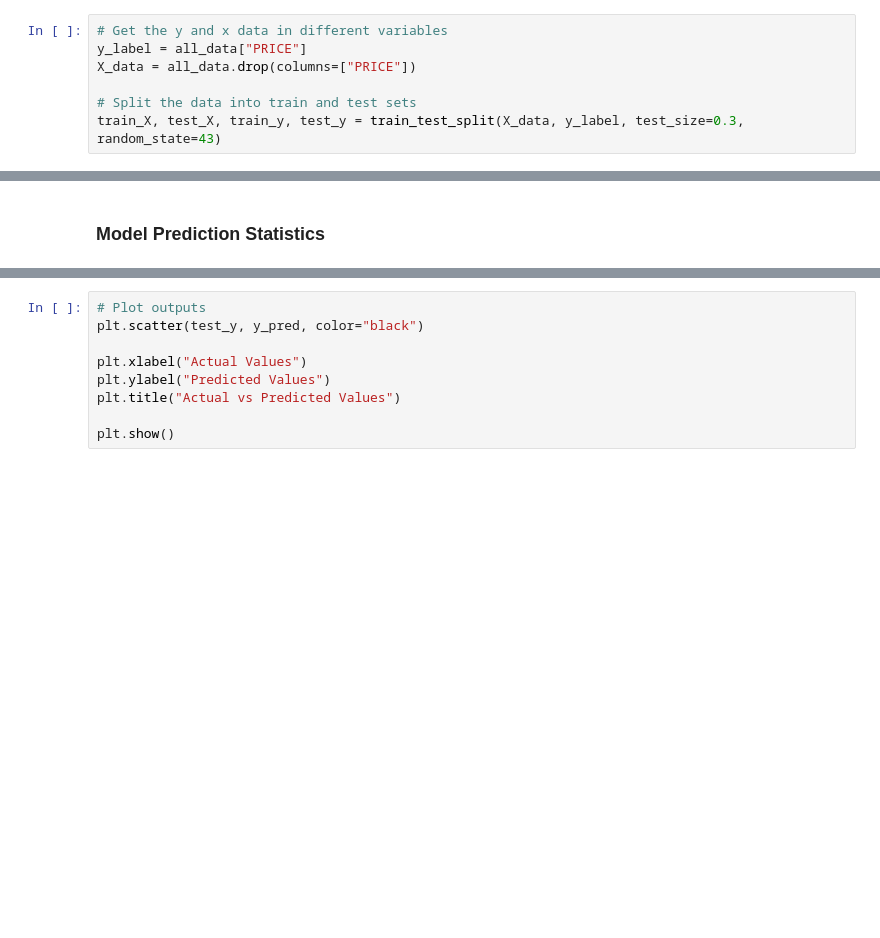
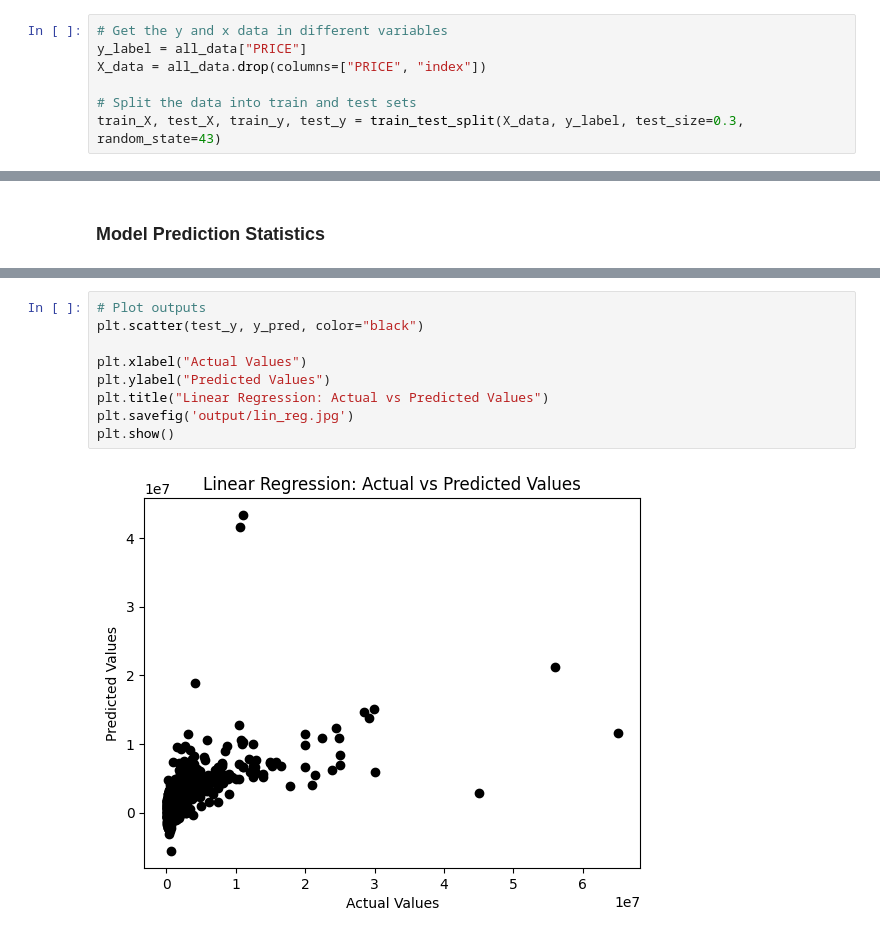
Before and after one commit to vik01/house_price_modeling, a Jupyter notebook: linear_regression_model.ipynb, the cells around one changed output, grey strips where cells are left out. Drawn from its saved outputs; the diff is of its cells as text; blank space fills up the shorter version.

```diff
--- a/linear_regression_model.ipynb
+++ b/linear_regression_model.ipynb
@@ -11,7 +19,7 @@ all_data = pd.read_csv("input_data/model_ready_data.csv")
 # %%
 # Get the y and x data in different variables
 y_label = all_data["PRICE"]
-X_data = all_data.drop(columns=["PRICE"])
+X_data = all_data.drop(columns=["PRICE", "index"])
 
 # Split the data into train and test sets
 train_X, test_X, train_y, test_y = train_test_split(X_data, y_label, test_size=0.3, random_state=43)
@@ -68,12 +80,14 @@ print(f'K-fold Cross-validated R-squared: {np.mean(cross_val_r_squared)}')
 # %%
 # Plot outputs
 plt.scatter(test_y, y_pred, color="black")
 
 plt.xlabel("Actual Values")
 plt.ylabel("Predicted Values")
-plt.title("Actual vs Predicted Values")
-
+plt.title("Linear Regression: Actual vs Predicted Values")
+plt.savefig('output/lin_reg.jpg')
 plt.show()
+# %% [output]
+[figure, added]
 # %%
 coeff = pd.DataFrame(list(zip(regression_model.feature_names_in_, regression_model.coef_)), columns = ['Feature', 'Weight'])
 coeff.sort_values('Weight')
```
Also changed, not shown: parts of 6 cells of this notebook, 9 other files.
